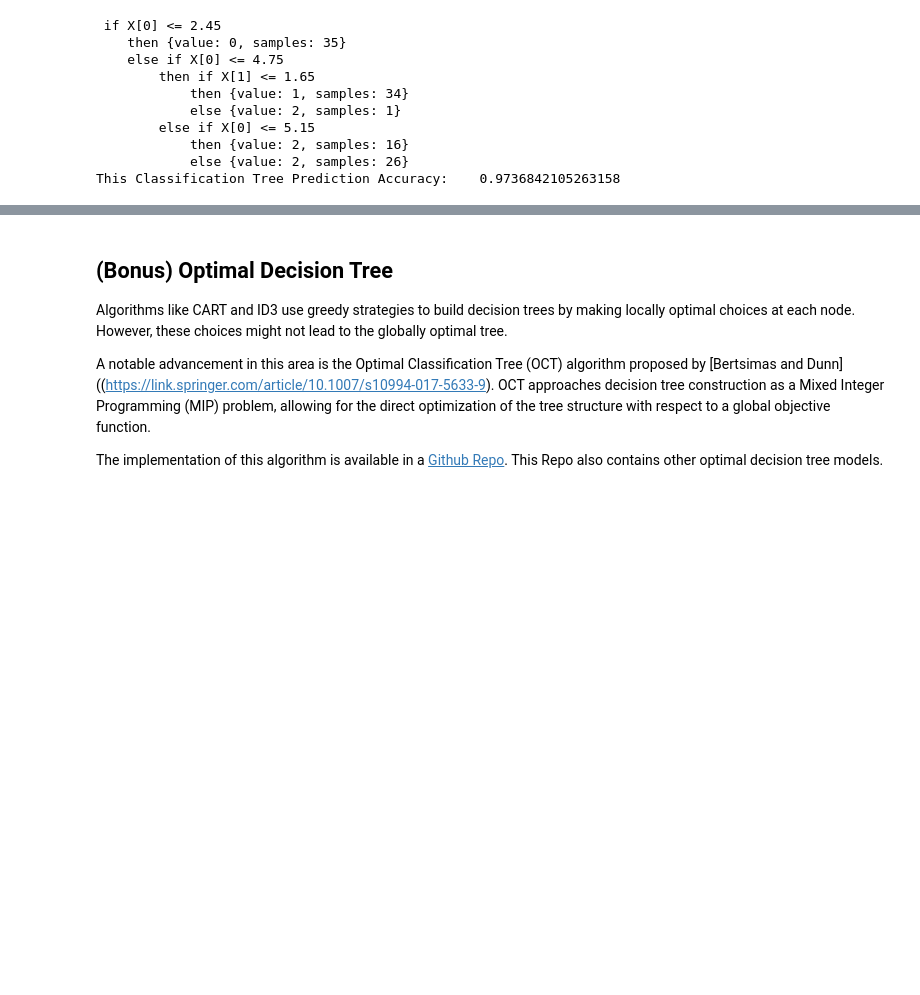
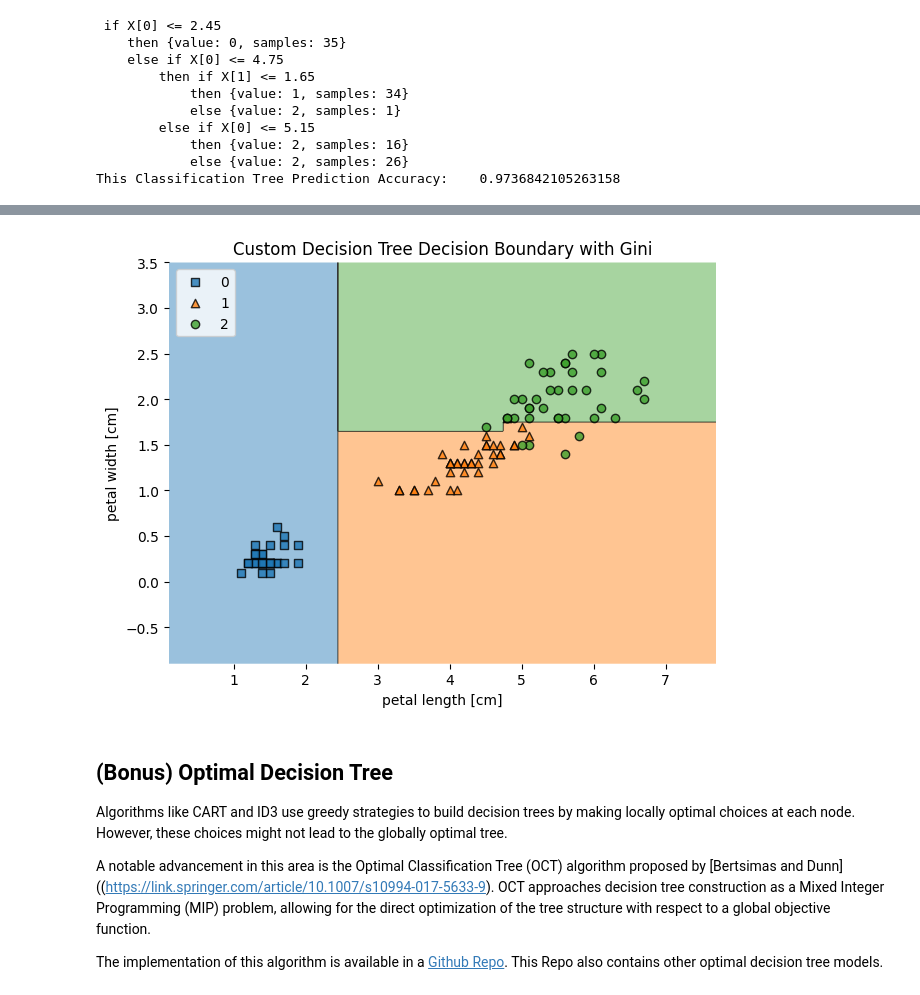
Before and after one commit to MIE424-2023/lab11-tree, a Jupyter notebook: Lab11_Solution.ipynb, the cells around one changed output, grey strips where cells are left out. Drawn from its saved outputs; the diff is of its cells as text; code cells hidden in the pictures; blank space fills up the shorter version.

```diff
--- a/Lab11_Solution.ipynb
+++ b/Lab11_Solution.ipynb
@@ -328,0 +329,7 @@ plt.show()
+# %%
+# custom CART with Gini
+cls = CART(tree="cls", criterion="gini", prune="depth", max_depth=3)
+cls.fit(X_train, y_train)
+cls.print_tree()
+pred = cls.predict(X_test)
+print("This Classification Tree Prediction Accuracy:    {}".format(sum(pred == y_test) / len(pred)))
@@ -329,3 +347,14 @@ plt.show()
+# %%
+# draw plot
+plot_decision_regions(X_train, y_train, cls)
+plt.xlabel('petal length [cm]')
+plt.ylabel('petal width [cm]')
+plt.legend(loc='upper left')
+plt.tight_layout()
+plt.title("Custom Decision Tree Decision Boundary with Gini")
+plt.show()
+# %% [output]
+[figure, added]
 # %% [markdown]
 ## (Bonus) Optimal Decision Tree
 
```
Also changed, not shown: parts of 5 cells of this notebook, 1 other file.
